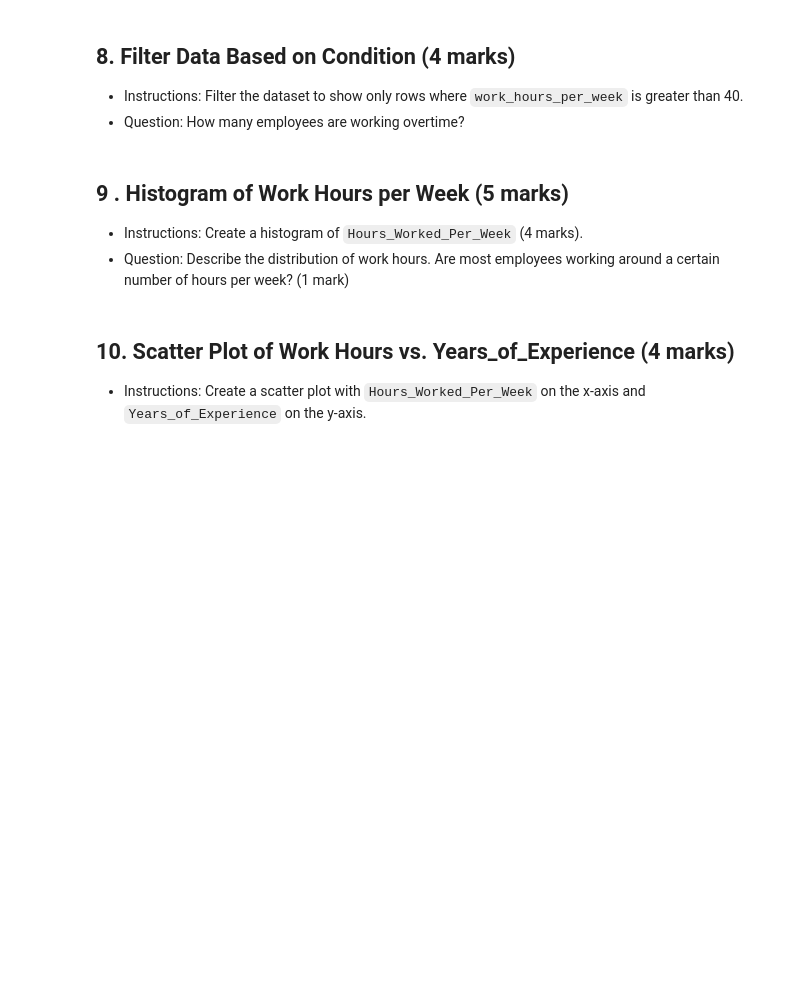
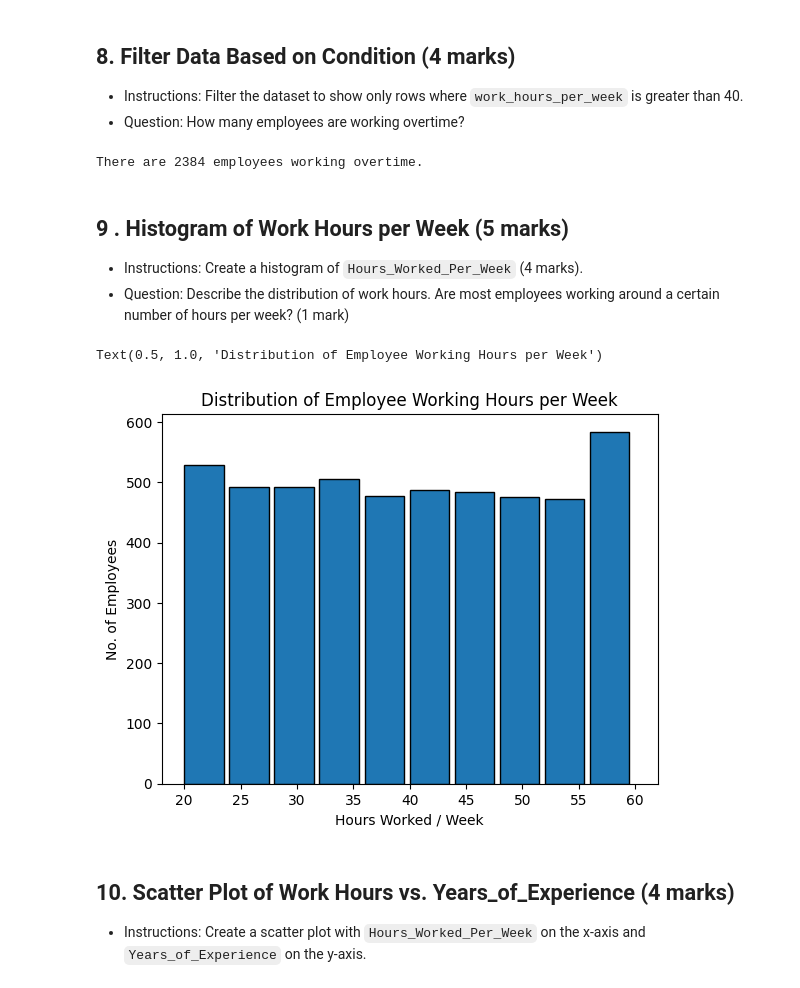
Before and after one commit to Sha-k1/Data-Analytics-Python, a Jupyter notebook: Assessment/Data_Analytics_with_Python_Assessment.ipynb, the cells around one changed output. Drawn from its saved outputs; the diff is of its cells as text; code cells hidden in the pictures; blank space fills up the shorter version.

```diff
--- a/Assessment/Data_Analytics_with_Python_Assessment.ipynb
+++ b/Assessment/Data_Analytics_with_Python_Assessment.ipynb
@@ -322,3 +320,9 @@ dtype: float64
+# %%
+# Write code here
+filtered_data = df[df['Hours_Worked_Per_Week'] > 40]
+print(f"There are {filtered_data.Employee_ID.count()} employees working overtime.")
+# %% [output]
+There are 2384 employees working overtime.
 # %% [markdown]
 ## 9 . Histogram of Work Hours per Week (5 marks)
 - Instructions: Create a histogram of `Hours_Worked_Per_Week` (4 marks).
@@ -328,3 +330,19 @@ dtype: float64
+# %%
+# Write code here
+plt.hist(df.Hours_Worked_Per_Week, width = 3.5, edgecolor = 'black', bins = 10)
+plt.xlabel("Hours Worked / Week")
+plt.ylabel("No. of Employees")
+plt.title("Distribution of Employee Working Hours per Week")
+
+# It can be observed that approximately ~580 emplyees work more than 55 hours
+# per week which is the most amount of working hours and around ~520 employees
+# work less than 25 hours.
+# The average is approximately in the middle as the graph is mostly even overall
+# so anyone working more than 40 hours is working above average which supports
+# the value we calculated for number of employees working overtime.
+# %% [output]
+Text(0.5, 1.0, 'Distribution of Employee Working Hours per Week')
+[figure, added]
 # %% [markdown]
 ## 10. Scatter Plot of Work Hours vs. Years_of_Experience (4 marks)
 - Instructions: Create a scatter plot with `Hours_Worked_Per_Week` on the x-axis and `Years_of_Experience` on the y-axis.
```
Also changed, not shown: parts of 2 cells of this notebook.
